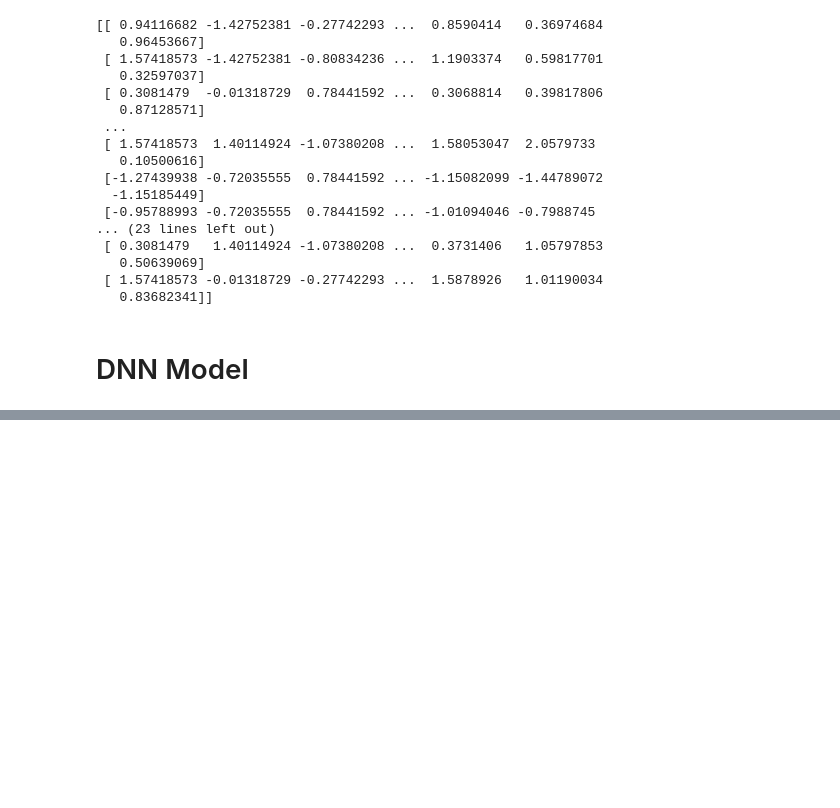
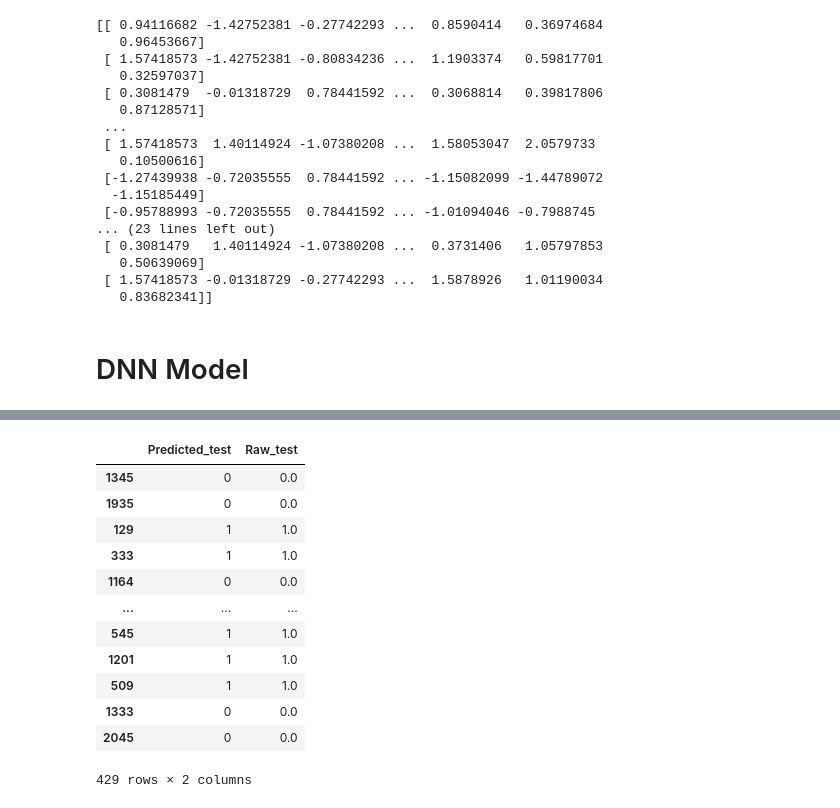
Before and after one commit to jongyunwoo/knocking-classification-and-multi-regression, a Jupyter notebook: classification/knocking classification.ipynb, the cells around one changed output, grey strips where cells are left out. Cells and saved outputs as stored; diff of their text form; code cells hidden in the pictures; blank space fills up the shorter version.

```diff
--- a/classification/knocking classification.ipynb
+++ b/classification/knocking classification.ipynb
@@ -282 +293,19 @@ print(predicted_val)
  1 1 1 0 0 0 1 0 0 1 0 0 1 0 0 0 0 1 0 1 0 1]
+# %%
+test_df = pd.DataFrame(((predicted_test[i]) for i in range(len(test_output))), columns=['Predicted_test'], index = test_output.index)
+test_df['Raw_test'] = (test_output)
+test_df
+# %% [output]
+|  | Predicted_test | Raw_test |
+| 1345 | 0 | 0.0 |
+| 1935 | 0 | 0.0 |
+| 129 | 1 | 1.0 |
+| 333 | 1 | 1.0 |
+| 1164 | 0 | 0.0 |
+| ... | ... | ... |
+| 545 | 1 | 1.0 |
+| 1201 | 1 | 1.0 |
+| 509 | 1 | 1.0 |
+| 1333 | 0 | 0.0 |
+| 2045 | 0 | 0.0 |
+429 rows × 2 columns
```
Also changed, not shown: parts of 20 cells of this notebook.
